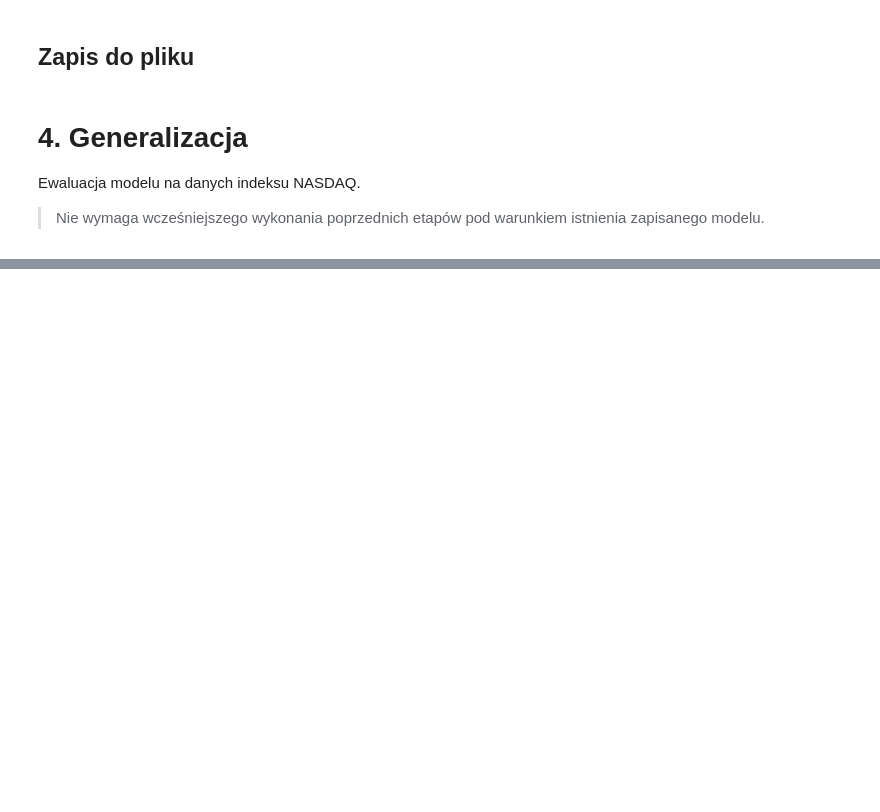
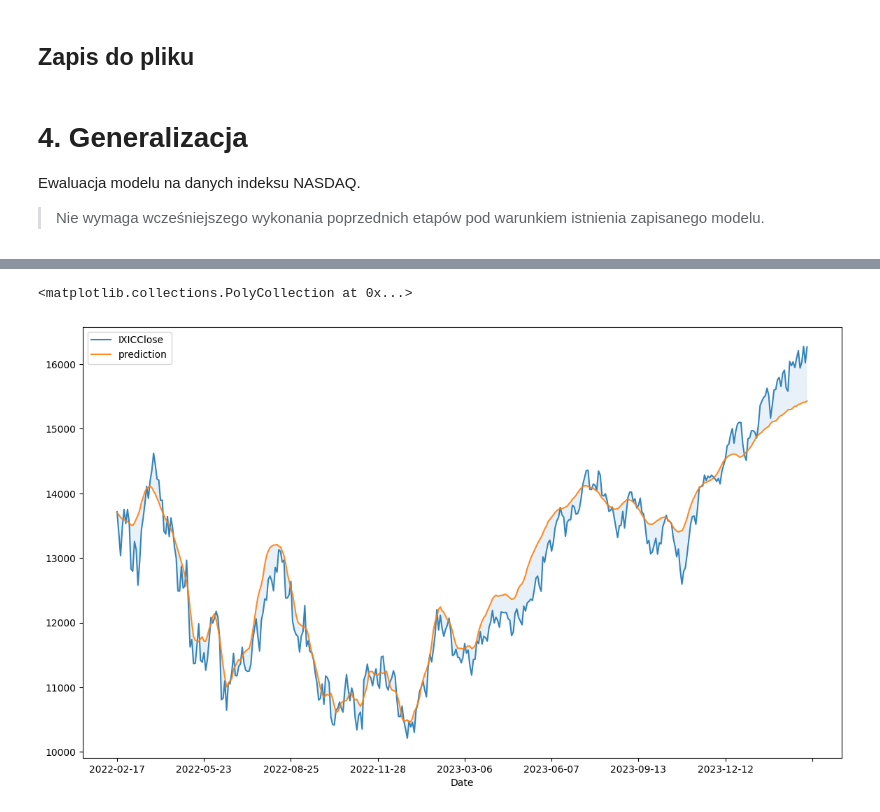
Before and after one commit to Maciej-GBS/SIML-UE, a Jupyter notebook: Projekt.ipynb, the cells around one changed output, grey strips where cells are left out. Drawn from its saved outputs; the diff is of its cells as text; code cells hidden in the pictures; blank space fills up the shorter version.

```diff
--- a/Projekt.ipynb
+++ b/Projekt.ipynb
@@ -452,0 +459,11 @@ loaded_model.load_weights("./testowanie/model.h5")
+# %%
+model.compile(loss='mean_squared_error', optimizer='adam', metrics=['mae'])
+
+epochs = 2
+batch = best_params['batch_size']
+
+history = model.fit(X_train,
+                    Y_train,
+                    validation_data=(X_test, Y_test),
+                    epochs=epochs,
+                    batch_size=batch)
@@ -452,0 +475,13 @@ loaded_model.load_weights("./testowanie/model.h5")
+# %%
+AHEAD = 0
+y_hat = sp.restore(model.predict(X_test))
+ixic_hat = y_hat[:,AHEAD].ravel()
+# Y data vector is truncated depending on the num_days, so it is needed to manually offset this
+ixic_hat = pd.Series(ixic_hat, name='prediction', index=df.index[-len(ixic_hat)+AHEAD-sp.num_days:AHEAD-sp.num_days])
+# %%
+ixic = pd.concat([df['IXICClose'], ixic_hat], axis=1).dropna()
+ixic.plot(figsize=(14,8), style='-', alpha=0.9)
+plt.fill_between(ixic.index, ixic['prediction'], ixic['IXICClose'], alpha=0.1)
+# %% [output]
+<matplotlib.collections.PolyCollection at 0x...>
+[figure, added]
```
Also changed, not shown: parts of 10 cells of this notebook, 1 other file.
